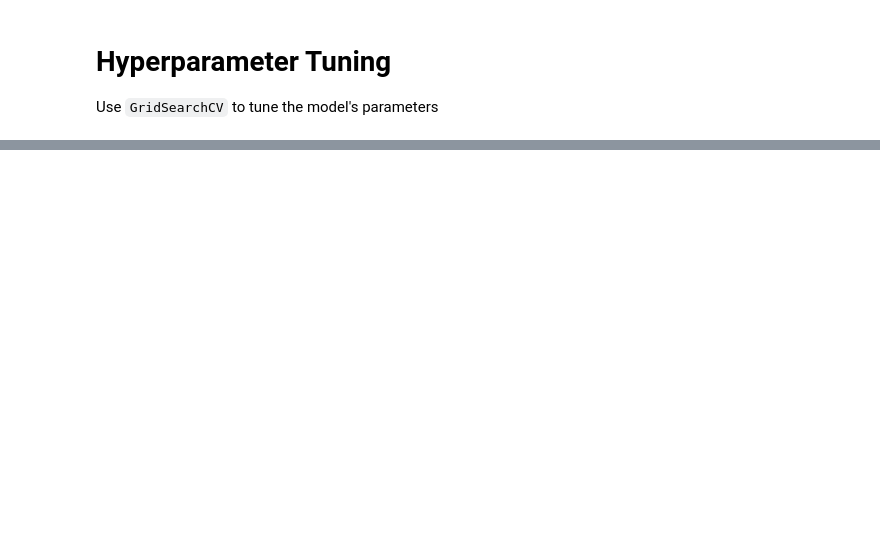
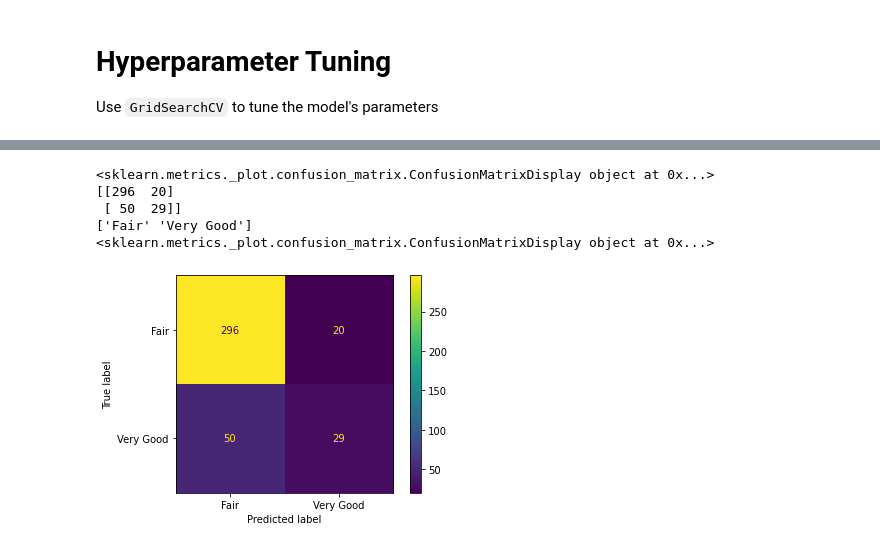
Before and after one commit to josiedeleon/Final-Project, a Jupyter notebook: Notebooks/RandomForests_White.ipynb, the cells around one changed output, grey strips where cells are left out. Saved outputs shown, nothing was run; the diff lists cells and outputs as text; code cells hidden in the pictures; blank space fills up the shorter version.

```diff
--- a/Notebooks/RandomForests_White.ipynb
+++ b/Notebooks/RandomForests_White.ipynb
@@ -266,5 +241,0 @@ print(best_rf.score(X_train, y_train), best_rf.score(X_val, y_val))
-# %%
-X_train = pd.concat([X_train, X_val], ignore_index=True)
-y_train = pd.concat([y_train, y_val], ignore_index=True)
-best_rf.fit(X_train, y_train)
-print(best_rf.score(X_train,y_train), best_rf.score(X_val,y_val))
@@ -279,0 +242,14 @@ actual = y_test.tolist()
+# %%
+best_rf = grid.best_estimator_
+
+print(best_rf)
+
+best_rf.fit(X_train, y_train)
+print(best_rf.score(X_train, y_train), best_rf.score(X_val, y_val))
+
+X_train_c = pd.concat([X_train, X_val], ignore_index=True)
+y_train_c = pd.concat([y_train, y_val], ignore_index=True)
+
+best_rf.fit(X_train_c, y_train_c)
+print(best_rf.score(X_train_c,y_train_c), best_rf.score(X_val,y_val))
+print(f'Final result {best_rf.score(X_test,y_test)}')
@@ -349 +304,20 @@ plt.show()
+# %%
+from sklearn.metrics import confusion_matrix
+from sklearn.metrics import ConfusionMatrixDisplay
+cm = confusion_matrix(y_test, predictions, labels=rf.classes_)
+disp = ConfusionMatrixDisplay(confusion_matrix=cm,
+                               display_labels=rf.classes_)
+print(disp)
+disp.plot()
+print(cm)
+print(rf.classes_)
+print(disp)
+plt.show()
+# %% [output]
+<sklearn.metrics._plot.confusion_matrix.ConfusionMatrixDisplay object at 0x...>
+[[296  20]
+ [ 50  29]]
+['Fair' 'Very Good']
+<sklearn.metrics._plot.confusion_matrix.ConfusionMatrixDisplay object at 0x...>
+[figure, added]
 # %%
```
Also changed, not shown: parts of 47 cells of this notebook, 9 other files.
